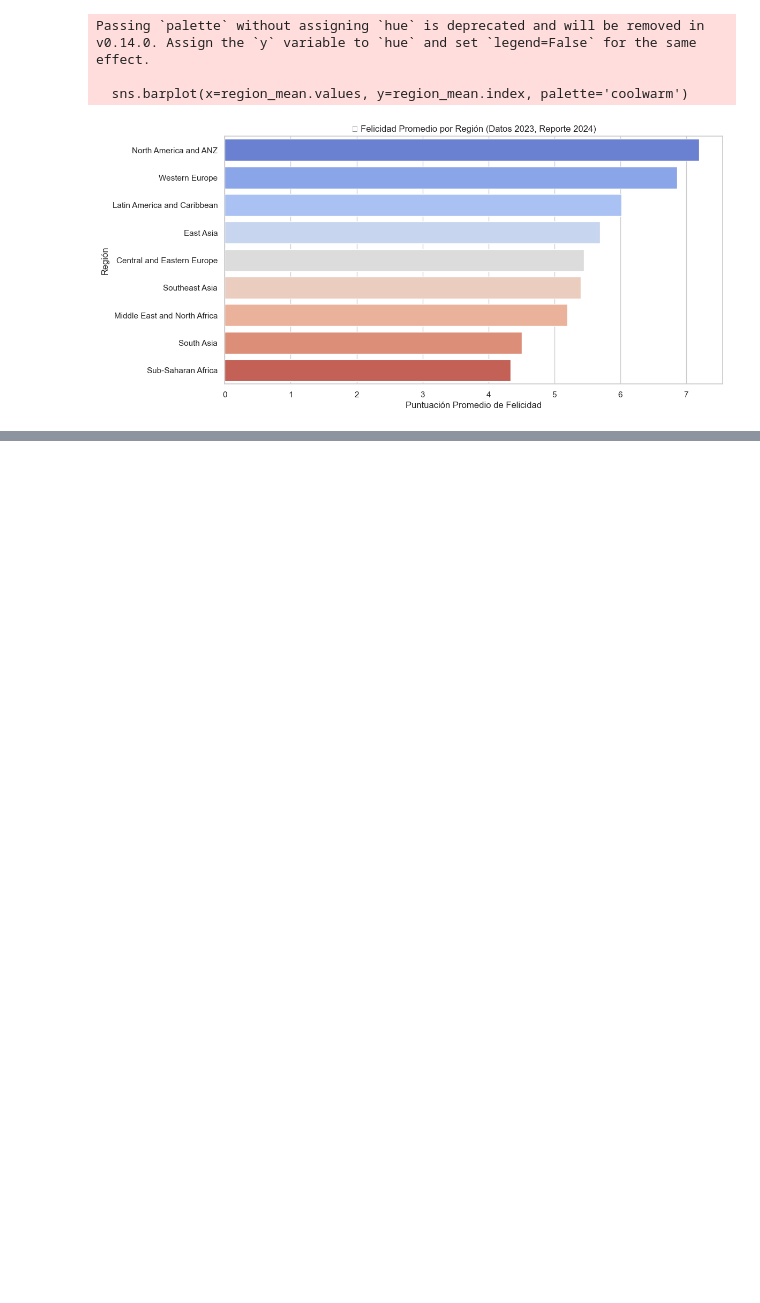
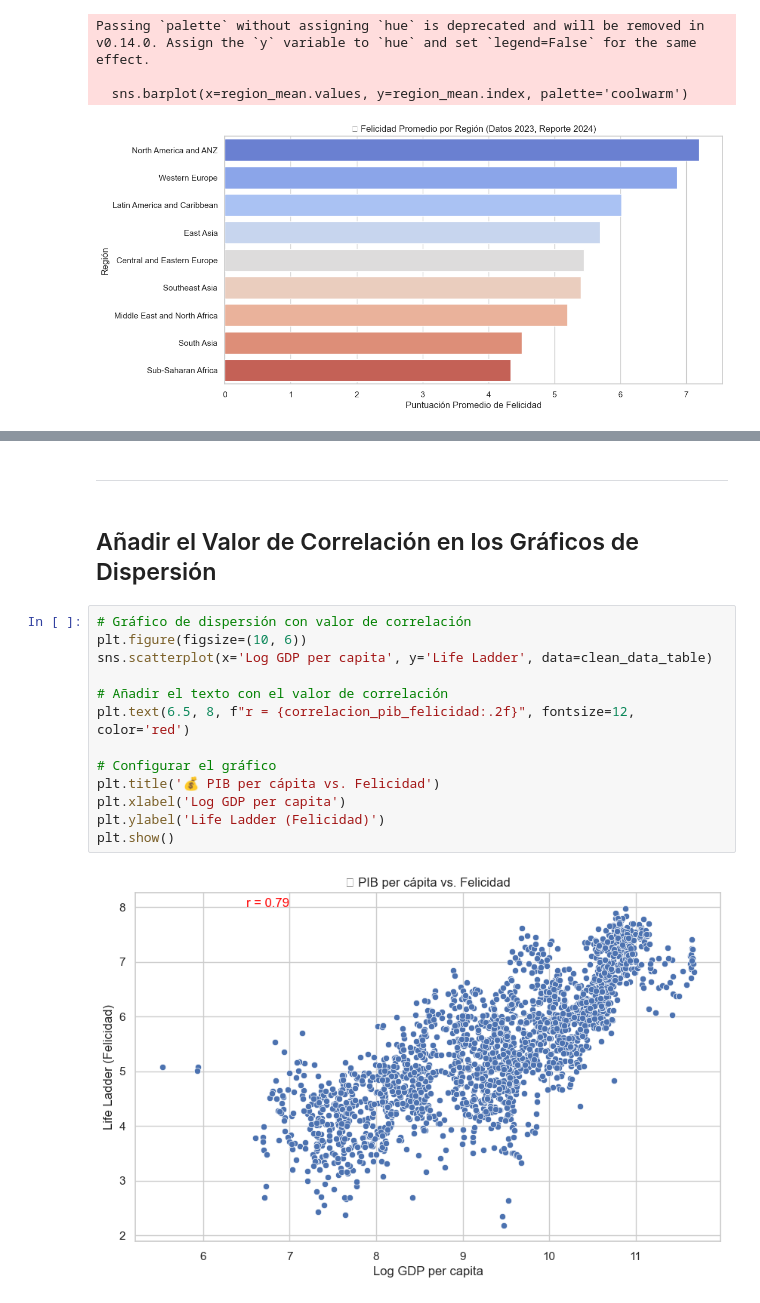
Before and after one commit to MLopezCastro/World-Happiness-2024, a Jupyter notebook: World Happiness 2024.ipynb, the cells around one changed output, grey strips where cells are left out. Drawn from its saved outputs; the diff is of its cells as text; blank space fills up the shorter version.

```diff
--- a/World Happiness 2024.ipynb
+++ b/World Happiness 2024.ipynb
@@ -676,0 +708,19 @@ Passing `palette` without assigning `hue` is deprecated and will be removed in v
+# %% [markdown]
+--------
+# %% [markdown]
+## Añadir el Valor de Correlación en los Gráficos de Dispersión ##
+# %%
+# Gráfico de dispersión con valor de correlación
+plt.figure(figsize=(10, 6))
+sns.scatterplot(x='Log GDP per capita', y='Life Ladder', data=clean_data_table)
+
+# Añadir el texto con el valor de correlación
+plt.text(6.5, 8, f"r = {correlacion_pib_felicidad:.2f}", fontsize=12, color='red')
+
+# Configurar el gráfico
+plt.title('💰 PIB per cápita vs. Felicidad')
+plt.xlabel('Log GDP per capita')
+plt.ylabel('Life Ladder (Felicidad)')
+plt.show()
+# %% [output]
+[figure, added]
```
Also changed, not shown: parts of 22 cells of this notebook.
